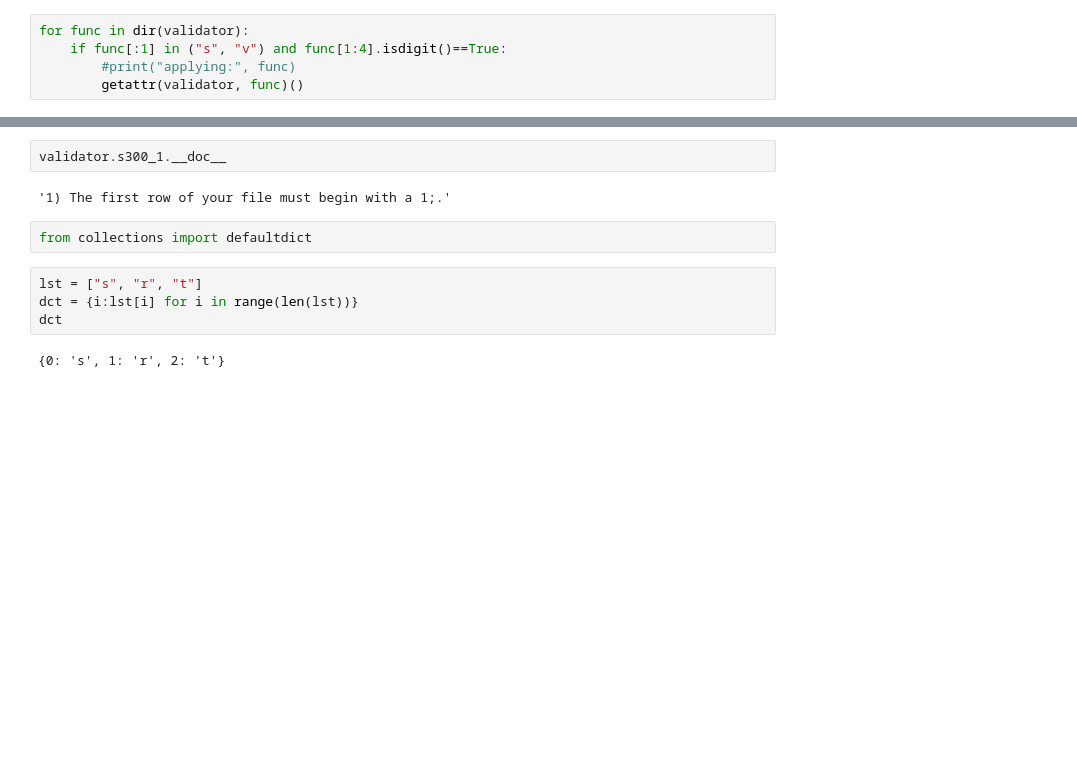
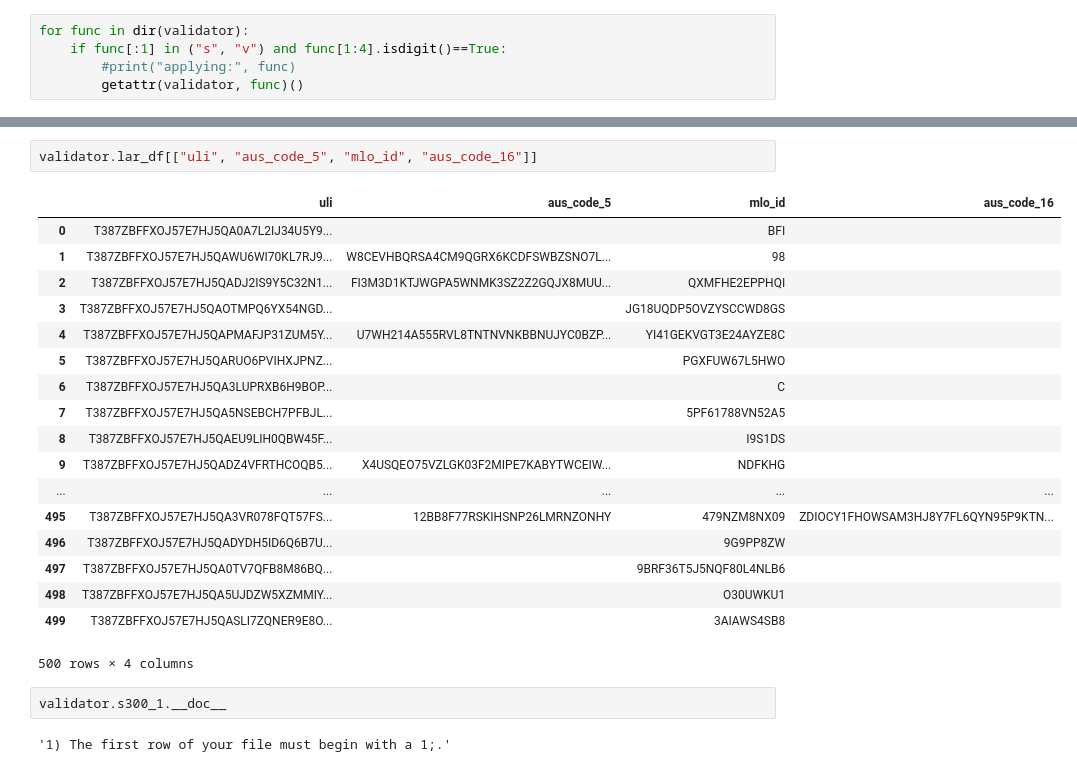
Before and after one commit to cfpb/hmda-test-files, a Jupyter notebook: python/2018_test_file_maker.ipynb, the cells around one changed output, grey strips where cells are left out. Cells and saved outputs as stored; diff of their text form; blank space fills up the shorter version.

```diff
--- a/python/2018_test_file_maker.ipynb
+++ b/python/2018_test_file_maker.ipynb
@@ -231,12 +202,25 @@ validator.lar_df[["app_date", "action_date"]][(validator.lar_df.action_date < va
+# %%
+validator.lar_df[["uli", "aus_code_5", "mlo_id", "aus_code_16"]]
+# %% [output]
+|  | uli | aus_code_5 | mlo_id | aus_code_16 |
+| 0 | T387ZBFFXOJ57E7HJ5QA0A7L2IJ34U5Y9... |  | BFI |  |
+| 1 | T387ZBFFXOJ57E7HJ5QAWU6WI70KL7RJ9... | W8CEVHBQRSA4CM9QGRX6KCDFSWBZSNO7L... | 98 |  |
+| 2 | T387ZBFFXOJ57E7HJ5QADJ2IS9Y5C32N1... | FI3M3D1KTJWGPA5WNMK3SZ2Z2GQJX8MUU... | QXMFHE2EPPHQI |  |
+| 3 | T387ZBFFXOJ57E7HJ5QAOTMPQ6YX54NGD... |  | JG18UQDP5OVZYSCCWD8GS |  |
+| 4 | T387ZBFFXOJ57E7HJ5QAPMAFJP31ZUM5Y... | U7WH214A555RVL8TNTNVNKBBNUJYC0BZP... | YI41GEKVGT3E24AYZE8C |  |
+| 5 | T387ZBFFXOJ57E7HJ5QARUO6PVIHXJPNZ... |  | PGXFUW67L5HWO |  |
+| 6 | T387ZBFFXOJ57E7HJ5QA3LUPRXB6H9BOP... |  | C |  |
+| 7 | T387ZBFFXOJ57E7HJ5QA5NSEBCH7PFBJL... |  | 5PF61788VN52A5 |  |
+| 8 | T387ZBFFXOJ57E7HJ5QAEU9LIH0QBW45F... |  | I9S1DS |  |
+| 9 | T387ZBFFXOJ57E7HJ5QADZ4VFRTHCOQB5... | X4USQEO75VZLGK03F2MIPE7KABYTWCEIW... | NDFKHG |  |
+| ... | ... | ... | ... | ... |
+| 495 | T387ZBFFXOJ57E7HJ5QA3VR078FQT57FS... | 12BB8F77RSKIHSNP26LMRNZONHY | 479NZM8NX09 | ZDIOCY1FHOWSAM3HJ8Y7FL6QYN95P9KTN... |
+| 496 | T387ZBFFXOJ57E7HJ5QADYDH5ID6Q6B7U... |  | 9G9PP8ZW |  |
+| 497 | T387ZBFFXOJ57E7HJ5QA0TV7QFB8M86BQ... |  | 9BRF36T5J5NQF80L4NLB6 |  |
+| 498 | T387ZBFFXOJ57E7HJ5QA5UJDZW5XZMMIY... |  | O30UWKU1 |  |
+| 499 | T387ZBFFXOJ57E7HJ5QASLI7ZQNER9E8O... |  | 3AIAWS4SB8 |  |
+500 rows × 4 columns
 # %%
 validator.s300_1.__doc__
 # %% [output]
 '1) The first row of your file must begin with a 1;.'
-# %%
-from collections import defaultdict
-# %%
-lst = ["s", "r", "t"]
-dct = {i:lst[i] for i in range(len(lst))}
-dct
-# %% [output]
-{0: 's', 1: 'r', 2: 't'}
```
Also changed, not shown: parts of 8 cells of this notebook.
